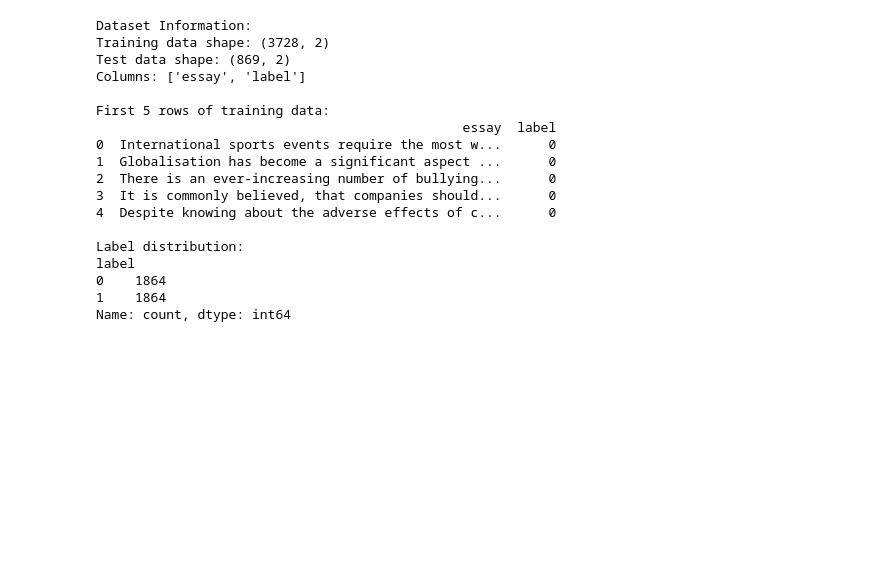
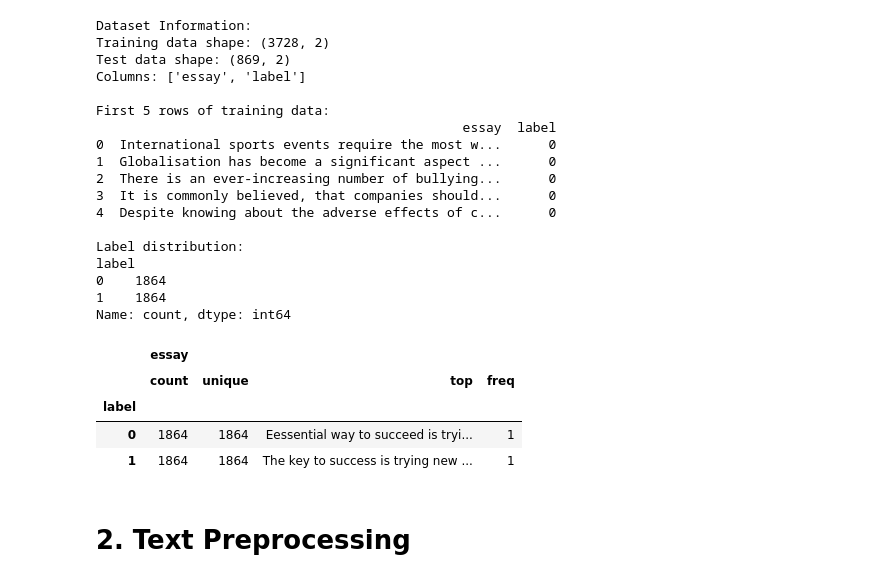
Before and after one commit to ennovak/AI-Detection-LLM, a Jupyter notebook: Emily_Novak_Project_1.ipynb, the cells around one changed output. Cells and saved outputs as stored; diff of their text form; code cells hidden in the pictures; blank space fills up the shorter version.

```diff
--- a/Emily_Novak_Project_1.ipynb
+++ b/Emily_Novak_Project_1.ipynb
@@ -111,3 +111,13 @@ label
 0    1864
 1    1864
 Name: count, dtype: int64
+# %%
+df_train.groupby('label').describe()
+# %% [output]
+|  | essay |  |  |  |
+|  | count | unique | top | freq |
+| label |  |  |  |  |
+| 0 | 1864 | 1864 | Eessential way to succeed is tryi... | 1 |
+| 1 | 1864 | 1864 | The key to success is trying new ... | 1 |
+# %% [markdown]
+# **2. Text Preprocessing**
```
Also changed, not shown: parts of 7 cells of this notebook.
